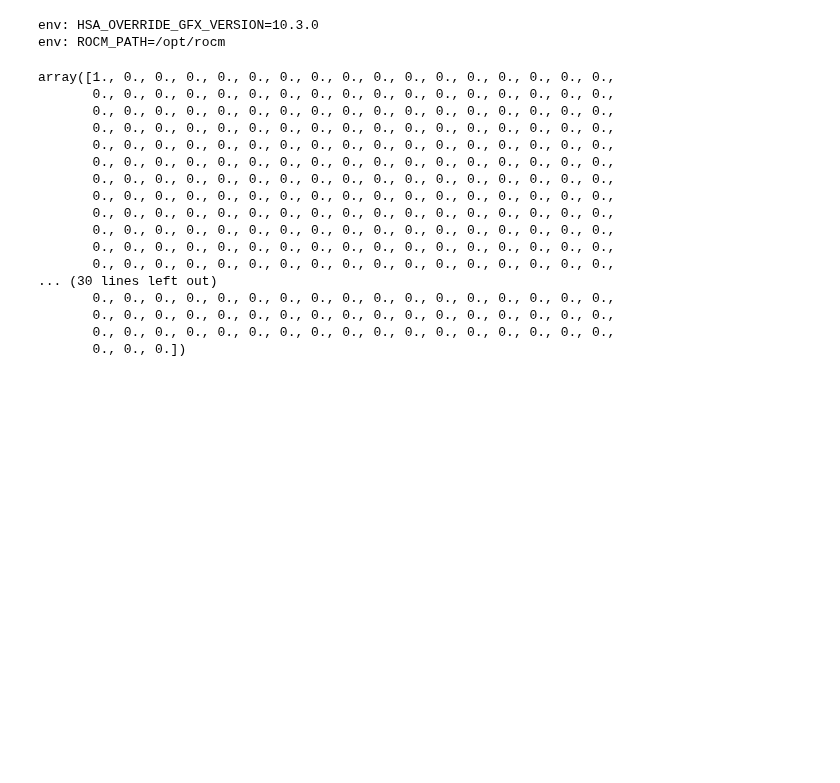
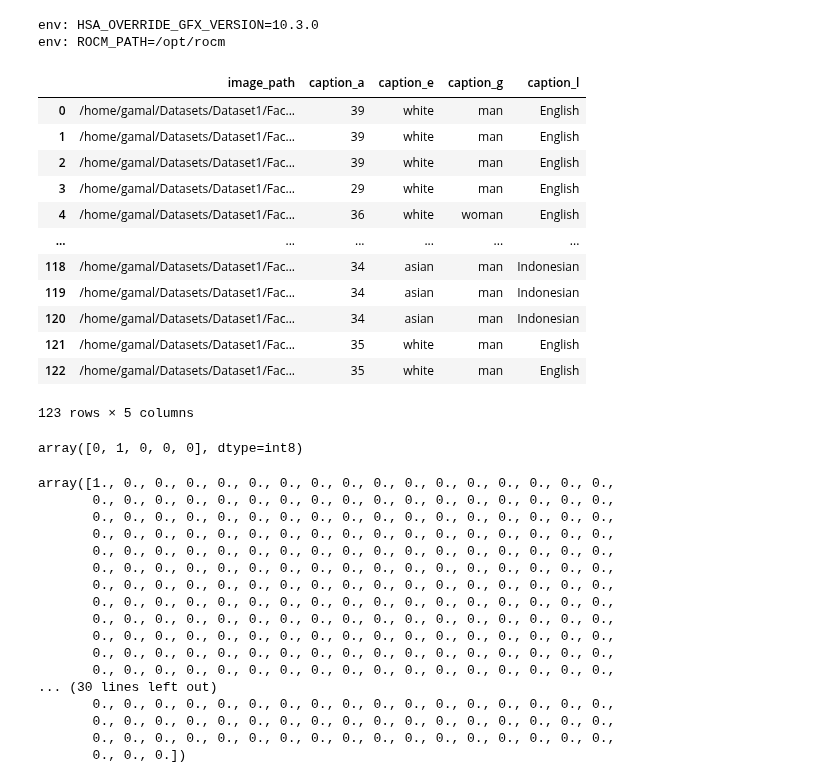
Before and after one commit to AhmedGamal411/DiffusionSpeech2Face, a Jupyter notebook: train_imagen_one_time.ipynb, the cells around one changed output. Saved outputs shown, nothing was run; the diff lists cells and outputs as text; code cells hidden in the pictures; blank space fills up the shorter version.

Commit message:
- Adding age to features in imagen

```diff
--- a/train_imagen_one_time.ipynb
+++ b/train_imagen_one_time.ipynb
@@ -33,7 +33,7 @@ save_model_every=  int(configParser.get('train_imagen', 'save_model_every') ) -
 
 
 con = sl.connect(datasetPathDatabase)
-data = con.execute("SELECT V.ID, V.VIDEO_PATH, V.AGE, " +
+data = con.execute("SELECT V.ID, V.VIDEO_PATH, V.AGE caption_a, " +
                     "V.ETHNICITY CAPTION_E, " +
 				    "lower(V.GENDER) CAPTION_G, " +
 					"A.SPEAKER_EMB, "+ "A.AUDIO_EMB2, " +
@@ -44,7 +44,7 @@ data = con.execute("SELECT V.ID, V.VIDEO_PATH, V.AGE, " +
 dataGotten = data.fetchall()
 
 pd.set_option('display.max_columns', None)
-df = pd.DataFrame(dataGotten,columns = ['ID','VIDEO_PATH','AGE','caption_e','caption_g','SPEAKER_EMB','AUDIO_EMB','caption_l','image_path'])
+df = pd.DataFrame(dataGotten,columns = ['ID','VIDEO_PATH','caption_a','caption_e','caption_g','SPEAKER_EMB','AUDIO_EMB','caption_l','image_path'])
 
 def speaker_emb_preprocess(speaker_emb2):
 
@@ -79,7 +79,23 @@ def getImage(face_path):
     im4 = np.rollaxis(im3,2)
     return im4
 # %%
-df3 = df[["image_path","caption_e","caption_g","caption_l"]]
+df3 = df[["image_path","caption_a","caption_e","caption_g","caption_l"]]
+# %%
+df3
+# %% [output]
+|  | image_path | caption_a | caption_e | caption_g | caption_l |
+| 0 | /home/gamal/Datasets/Dataset1/Fac... | 39 | white | man | English |
+| 1 | /home/gamal/Datasets/Dataset1/Fac... | 39 | white | man | English |
+| 2 | /home/gamal/Datasets/Dataset1/Fac... | 39 | white | man | English |
+| 3 | /home/gamal/Datasets/Dataset1/Fac... | 29 | white | man | English |
+| 4 | /home/gamal/Datasets/Dataset1/Fac... | 36 | white | woman | English |
+| ... | ... | ... | ... | ... | ... |
+| 118 | /home/gamal/Datasets/Dataset1/Fac... | 34 | asian | man | Indonesian |
+| 119 | /home/gamal/Datasets/Dataset1/Fac... | 34 | asian | man | Indonesian |
+| 120 | /home/gamal/Datasets/Dataset1/Fac... | 34 | asian | man | Indonesian |
+| 121 | /home/gamal/Datasets/Dataset1/Fac... | 35 | white | man | English |
+| 122 | /home/gamal/Datasets/Dataset1/Fac... | 35 | white | man | English |
+123 rows × 5 columns
 # %%
 import random
 def process_gender(gender):
@@ -94,3 +134,7 @@ def process_gender(gender):
+# %%
+bin_array(8,5)
+# %% [output]
+array([0, 1, 0, 0, 0], dtype=int8)
 # %%
 # TODO
 def process_ethnicity(eth):
```
Also changed, not shown: parts of 1 cell of this notebook.
